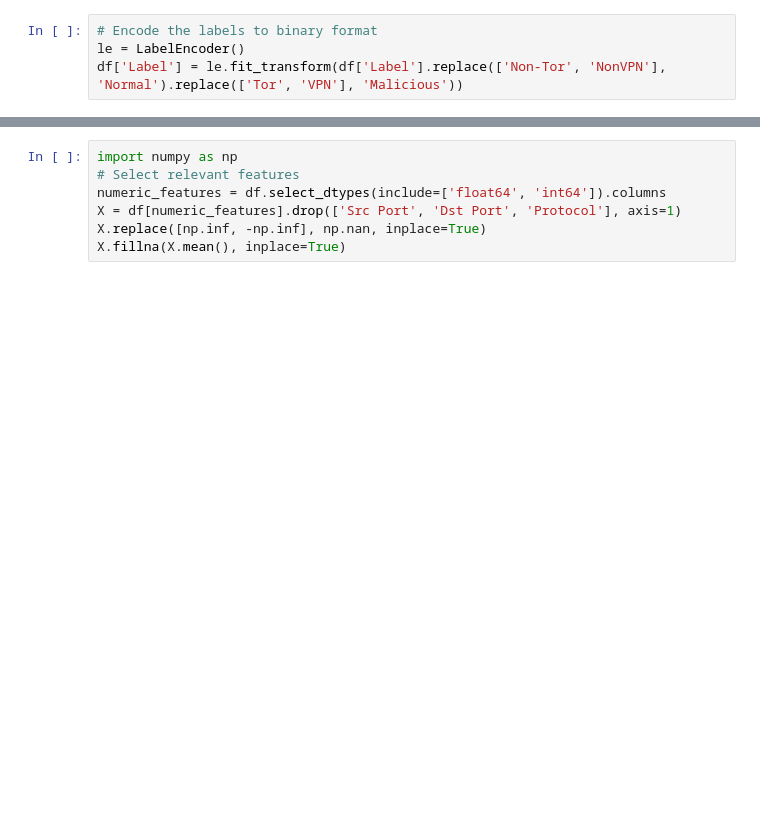
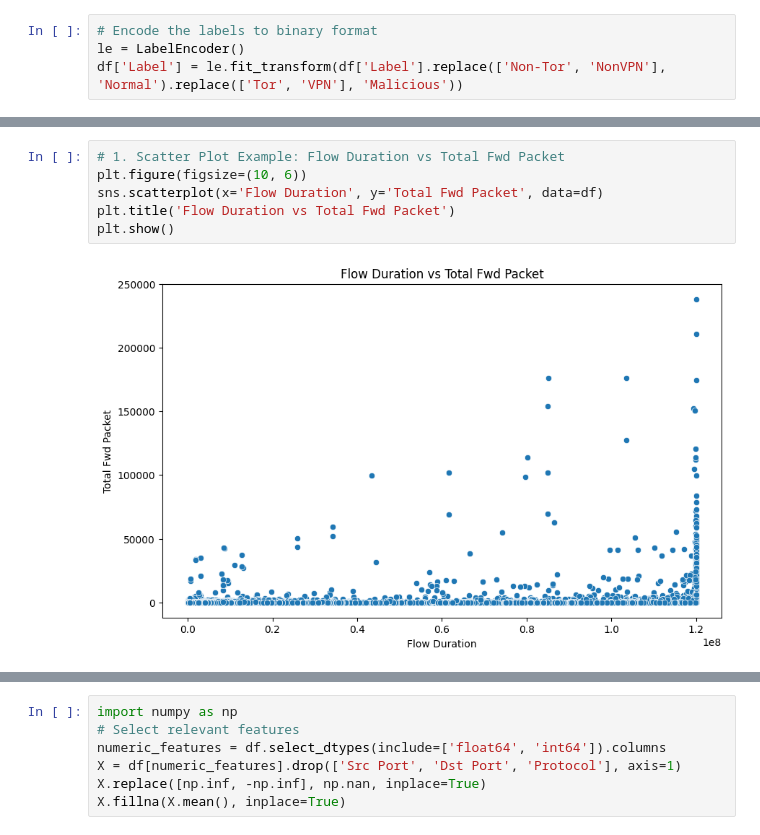
Before and after one commit to trisha199/cybersecurity, a Jupyter notebook: deeplearning_model.ipynb, the cells around one changed output, grey strips where cells are left out. Drawn from its saved outputs; the diff is of its cells as text; blank space fills up the shorter version.

```diff
--- a/deeplearning_model.ipynb
+++ b/deeplearning_model.ipynb
@@ -15,0 +92,8 @@ df['Label'] = le.fit_transform(df['Label'].replace(['Non-Tor', 'NonVPN'], 'Norma
+# %%
+# 1. Scatter Plot Example: Flow Duration vs Total Fwd Packet
+plt.figure(figsize=(10, 6))
+sns.scatterplot(x='Flow Duration', y='Total Fwd Packet', data=df)
+plt.title('Flow Duration vs Total Fwd Packet')
+plt.show()
+# %% [output]
+[figure, added]
```
Also changed, not shown: parts of 20 cells of this notebook.
